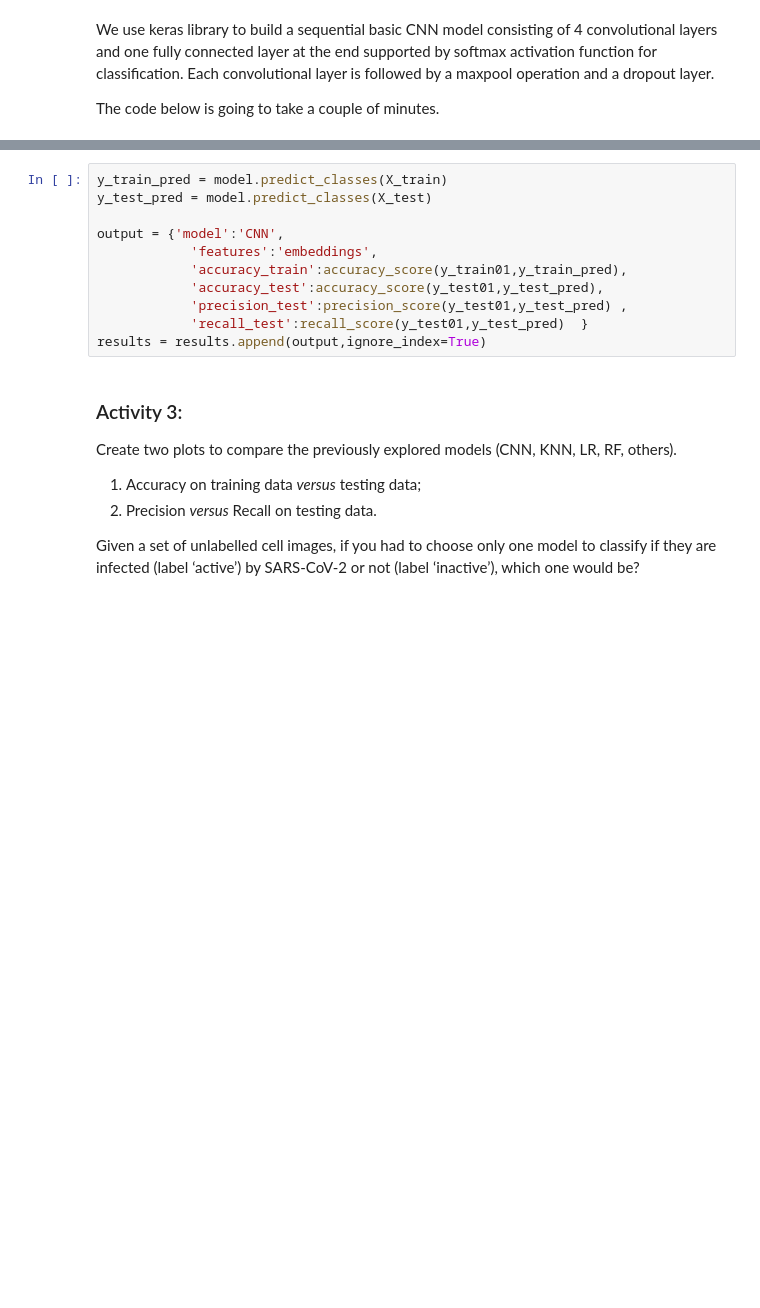
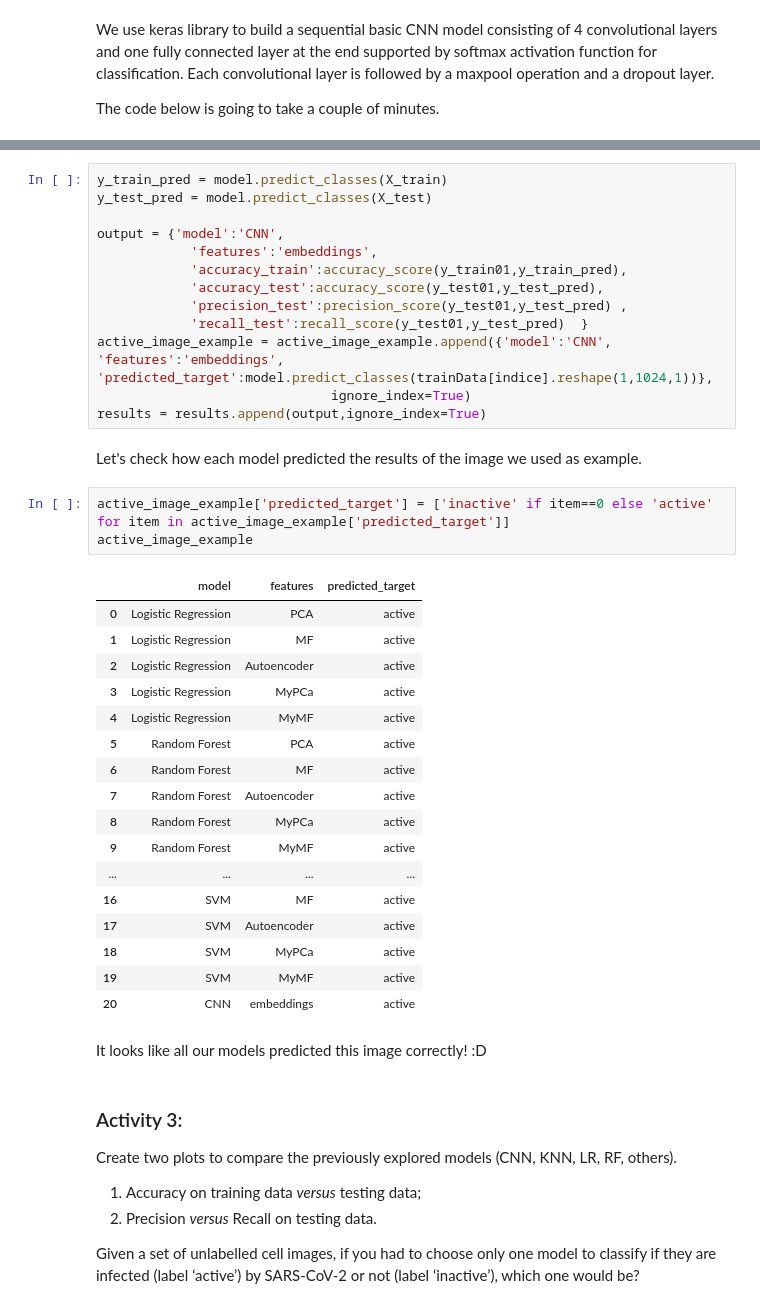
Before and after one commit to ai4all-sfu/comp-biology-2020, a Jupyter notebook: notebooks/day3_compbio.ipynb, the cells around one changed output, grey strips where cells are left out. Drawn from its saved outputs; the diff is of its cells as text; blank space fills up the shorter version.

```diff
--- a/notebooks/day3_compbio.ipynb
+++ b/notebooks/day3_compbio.ipynb
@@ -419,7 +443,34 @@ output = {'model':'CNN',
             'accuracy_test':accuracy_score(y_test01,y_test_pred),
             'precision_test':precision_score(y_test01,y_test_pred) ,
             'recall_test':recall_score(y_test01,y_test_pred)  }
+active_image_example = active_image_example.append({'model':'CNN', 'features':'embeddings', 'predicted_target':model.predict_classes(trainData[indice].reshape(1,1024,1))},
+                              ignore_index=True)
 results = results.append(output,ignore_index=True)
+# %% [markdown]
+Let's check how each model predicted the results of the image we used as example.
+# %%
+active_image_example['predicted_target'] = ['inactive' if item==0 else 'active' for item in active_image_example['predicted_target']]
+active_image_example
+# %% [output]
+|  | model | features | predicted_target |
+| 0 | Logistic Regression | PCA | active |
+| 1 | Logistic Regression | MF | active |
+| 2 | Logistic Regression | Autoencoder | active |
+| 3 | Logistic Regression | MyPCa | active |
+| 4 | Logistic Regression | MyMF | active |
+| 5 | Random Forest | PCA | active |
+| 6 | Random Forest | MF | active |
+| 7 | Random Forest | Autoencoder | active |
+| 8 | Random Forest | MyPCa | active |
+| 9 | Random Forest | MyMF | active |
+| ... | ... | ... | ... |
+| 16 | SVM | MF | active |
+| 17 | SVM | Autoencoder | active |
+| 18 | SVM | MyPCa | active |
+| 19 | SVM | MyMF | active |
+| 20 | CNN | embeddings | active |
+# %% [markdown]
+It looks like all our models predicted this image correctly! :D
 # %% [markdown]
 ### Activity 3:
 
```
Also changed, not shown: parts of 15 cells of this notebook.
